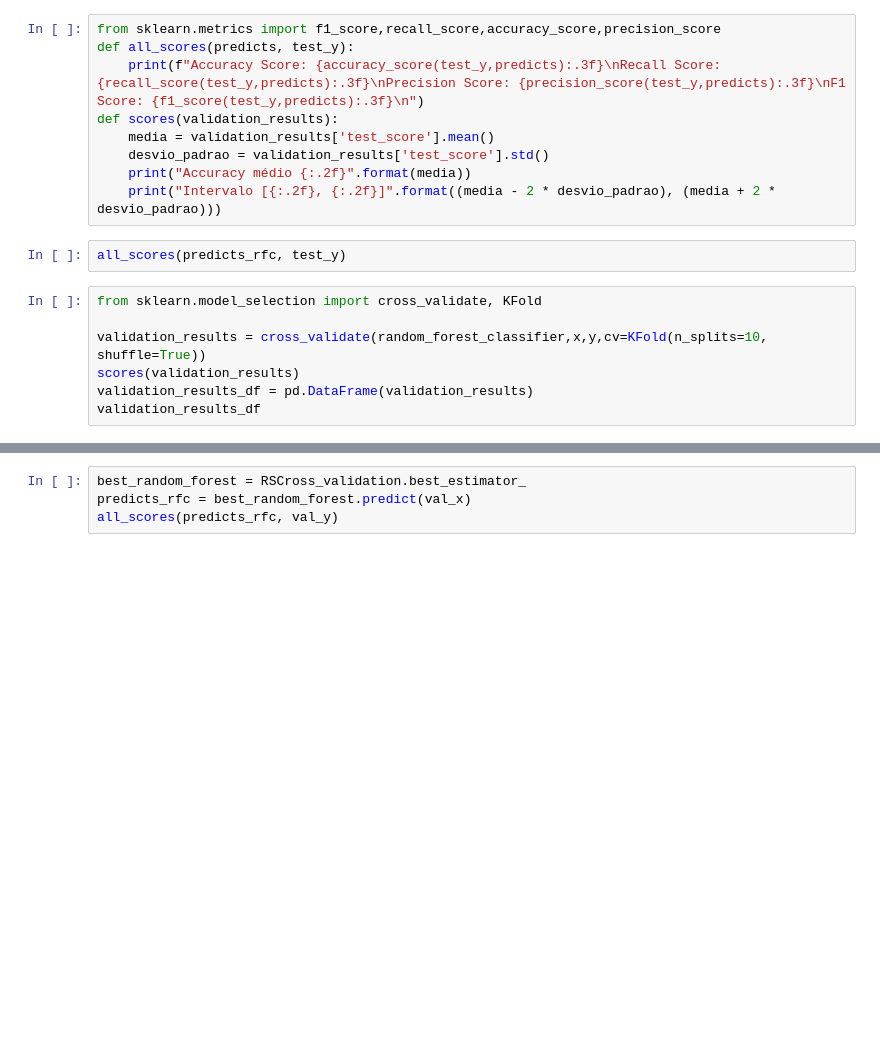
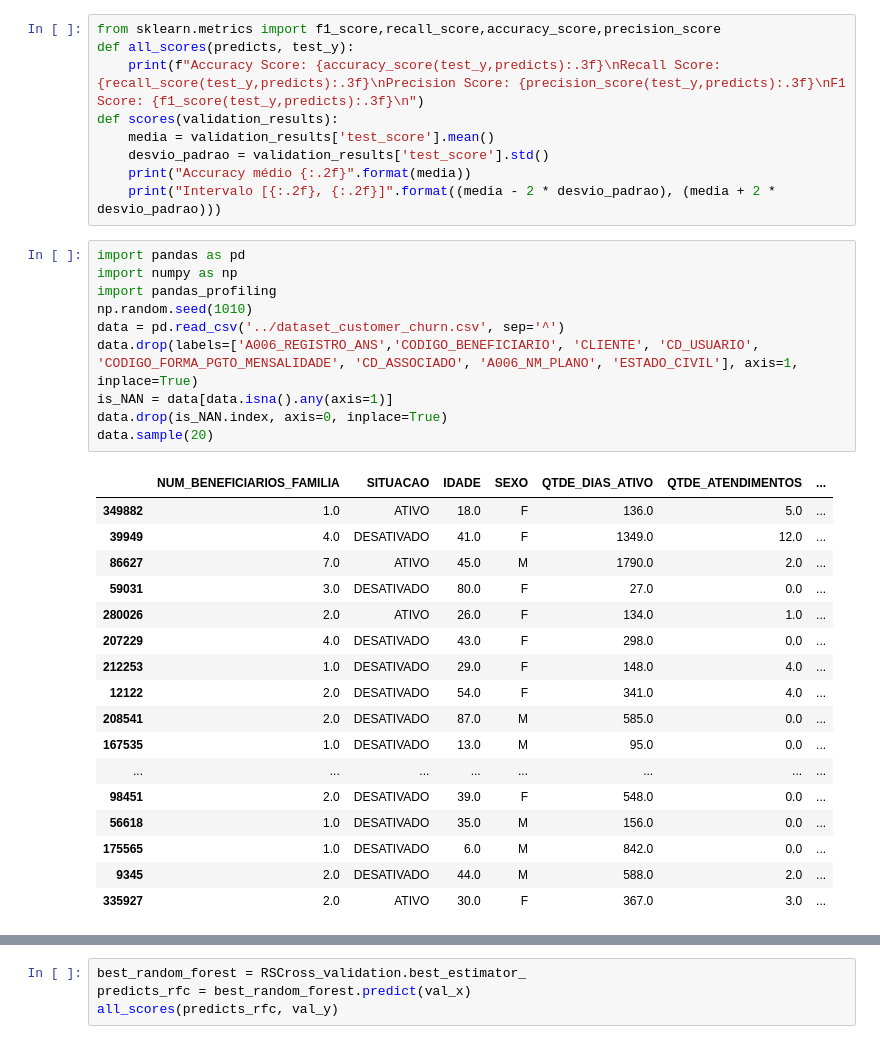
Before and after one commit to Lanjkn/Projeto1_WISE, a Jupyter notebook: Jupyter Notebooks/RFC.ipynb, the cells around one changed output, grey strips where cells are left out. Drawn from its saved outputs; the diff is of its cells as text; blank space fills up the shorter version.

```diff
--- a/Jupyter Notebooks/RFC.ipynb
+++ b/Jupyter Notebooks/RFC.ipynb
@@ -117,12 +7,31 @@ def scores(validation_results):
     desvio_padrao = validation_results['test_score'].std()
     print("Accuracy médio {:.2f}".format(media))
     print("Intervalo [{:.2f}, {:.2f}]".format((media - 2 * desvio_padrao), (media + 2 * desvio_padrao)))
-# %%
-all_scores(predicts_rfc, test_y)
-# %%
-from sklearn.model_selection import cross_validate, KFold
-
-validation_results = cross_validate(random_forest_classifier,x,y,cv=KFold(n_splits=10, shuffle=True))
-scores(validation_results)
-validation_results_df = pd.DataFrame(validation_results)
-validation_results_df
+# %%
+import pandas as pd
+import numpy as np
+import pandas_profiling
+np.random.seed(1010)
+data = pd.read_csv('../dataset_customer_churn.csv', sep='^')
+data.drop(labels=['A006_REGISTRO_ANS','CODIGO_BENEFICIARIO', 'CLIENTE', 'CD_USUARIO', 'CODIGO_FORMA_PGTO_MENSALIDADE', 'CD_ASSOCIADO', 'A006_NM_PLANO', 'ESTADO_CIVIL'], axis=1, inplace=True)
+is_NAN = data[data.isna().any(axis=1)]
+data.drop(is_NAN.index, axis=0, inplace=True)
+data.sample(20)
+# %% [output]
+|  | NUM_BENEFICIARIOS_FAMILIA | SITUACAO | IDADE | SEXO | QTDE_DIAS_ATIVO | QTDE_ATENDIMENTOS | ... |
+| 349882 | 1.0 | ATIVO | 18.0 | F | 136.0 | 5.0 | ... |
+| 39949 | 4.0 | DESATIVADO | 41.0 | F | 1349.0 | 12.0 | ... |
+| 86627 | 7.0 | ATIVO | 45.0 | M | 1790.0 | 2.0 | ... |
+| 59031 | 3.0 | DESATIVADO | 80.0 | F | 27.0 | 0.0 | ... |
+| 280026 | 2.0 | ATIVO | 26.0 | F | 134.0 | 1.0 | ... |
+| 207229 | 4.0 | DESATIVADO | 43.0 | F | 298.0 | 0.0 | ... |
+| 212253 | 1.0 | DESATIVADO | 29.0 | F | 148.0 | 4.0 | ... |
+| 12122 | 2.0 | DESATIVADO | 54.0 | F | 341.0 | 4.0 | ... |
+| 208541 | 2.0 | DESATIVADO | 87.0 | M | 585.0 | 0.0 | ... |
+| 167535 | 1.0 | DESATIVADO | 13.0 | M | 95.0 | 0.0 | ... |
+| ... | ... | ... | ... | ... | ... | ... | ... |
+| 98451 | 2.0 | DESATIVADO | 39.0 | F | 548.0 | 0.0 | ... |
+| 56618 | 1.0 | DESATIVADO | 35.0 | M | 156.0 | 0.0 | ... |
+| 175565 | 1.0 | DESATIVADO | 6.0 | M | 842.0 | 0.0 | ... |
+| 9345 | 2.0 | DESATIVADO | 44.0 | M | 588.0 | 2.0 | ... |
+| 335927 | 2.0 | ATIVO | 30.0 | F | 367.0 | 3.0 | ... |
```
Also changed, not shown: parts of 30 cells of this notebook, 3 other files.
